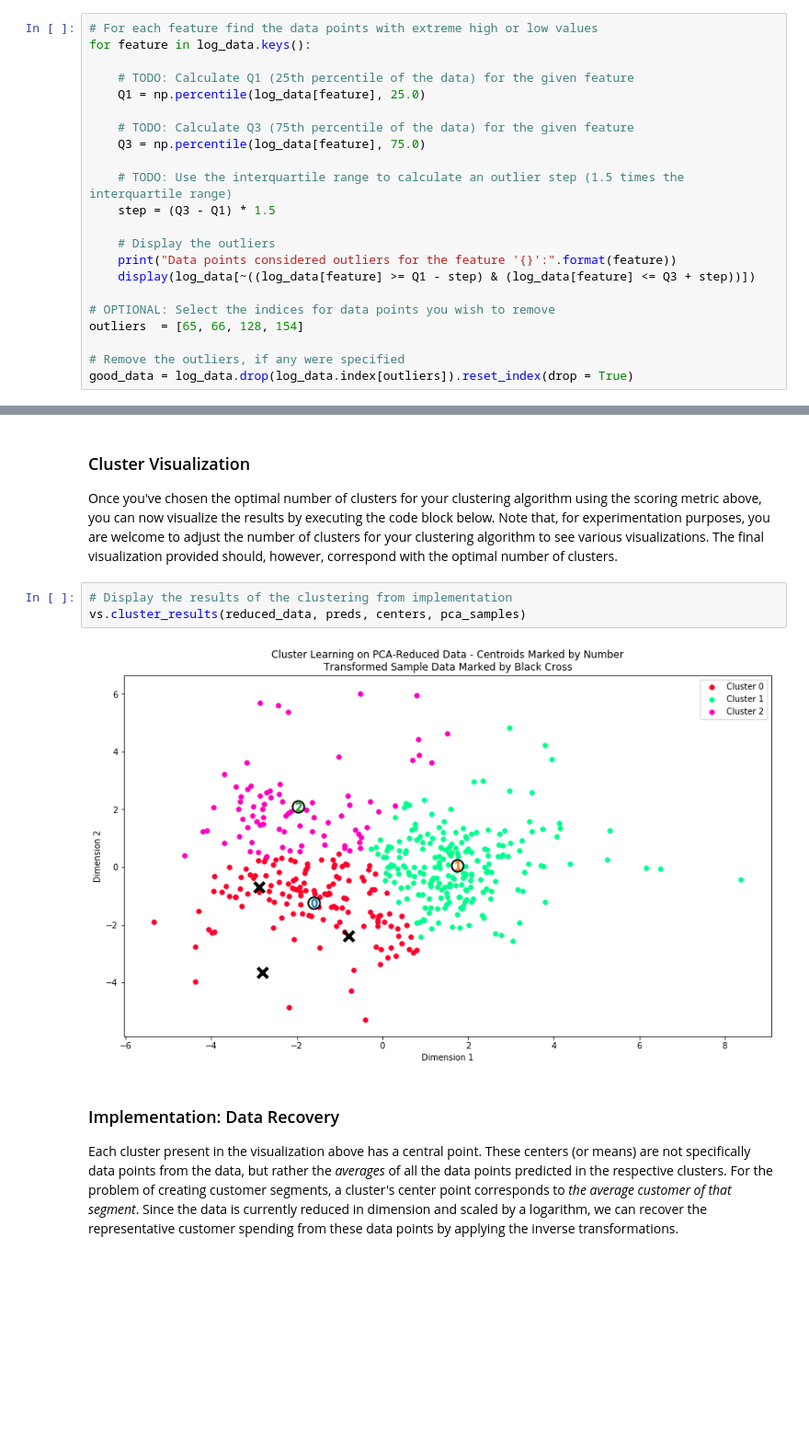
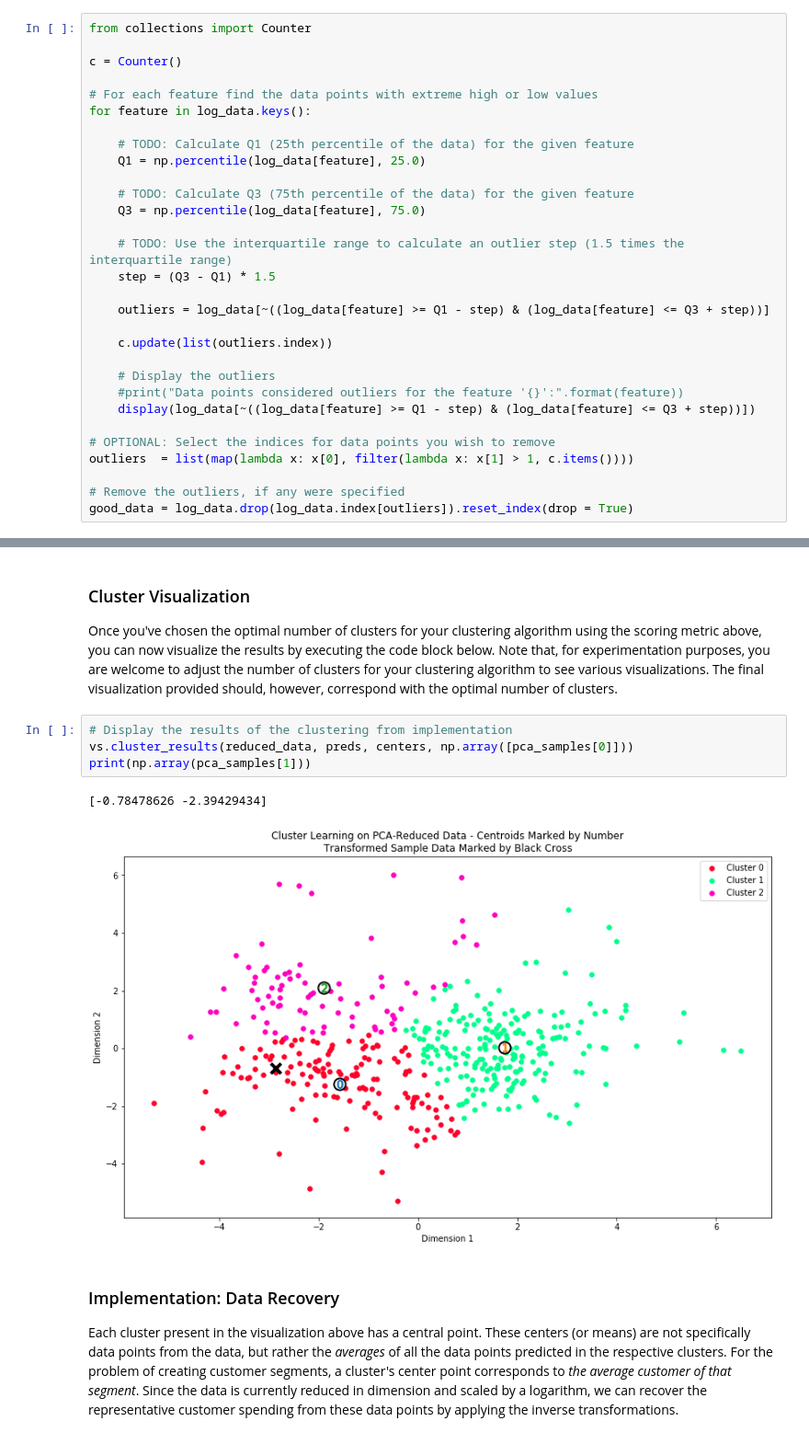
Before and after one commit to leodlca/ND-unsupervised-customer-segments, a Jupyter notebook: customer_segments.ipynb, the cells around one changed output, grey strips where cells are left out. Shown at 92% size. Saved outputs shown, nothing was run; the diff lists cells and outputs as text; blank space fills up the shorter version.

```diff
--- a/customer_segments.ipynb
+++ b/customer_segments.ipynb
@@ -227,6 +242,10 @@ In the code block below, you will need to implement the following:
 **NOTE:** If you choose to remove any outliers, ensure that the sample data does not contain any of these points!
 Once you have performed this implementation, the dataset will be stored in the variable `good_data`.
 # %%
+from collections import Counter
+
+c = Counter()
+
 # For each feature find the data points with extreme high or low values
 for feature in log_data.keys():
 
@@ -239,12 +258,16 @@ for feature in log_data.keys():
     # TODO: Use the interquartile range to calculate an outlier step (1.5 times the interquartile range)
     step = (Q3 - Q1) * 1.5
 
+    outliers = log_data[~((log_data[feature] >= Q1 - step) & (log_data[feature] <= Q3 + step))]
+
+    c.update(list(outliers.index))
+
     # Display the outliers
-    print("Data points considered outliers for the feature '{}':".format(feature))
+    #print("Data points considered outliers for the feature '{}':".format(feature))
     display(log_data[~((log_data[feature] >= Q1 - step) & (log_data[feature] <= Q3 + step))])
 
 # OPTIONAL: Select the indices for data points you wish to remove
-outliers  = [65, 66, 128, 154]
+outliers  = list(map(lambda x: x[0], filter(lambda x: x[1] > 1, c.items())))
 
 # Remove the outliers, if any were specified
 good_data = log_data.drop(log_data.index[outliers]).reset_index(drop = True)
@@ -495,9 +521,11 @@ print(score)
 Once you've chosen the optimal number of clusters for your clustering algorithm using the scoring metric above, you can now visualize the results by executing the code block below. Note that, for experimentation purposes, you are welcome to adjust the number of clusters for your clustering algorithm to see various visualizations. The final visualization provided should, however, correspond with the optimal number of clusters.
 # %%
 # Display the results of the clustering from implementation
-vs.cluster_results(reduced_data, preds, centers, pca_samples)
+vs.cluster_results(reduced_data, preds, centers, np.array([pca_samples[0]]))
+print(np.array(pca_samples[1]))
 # %% [output]
+[-0.78478626 -2.39429434]
-[figure, old version]
+[figure, new version]
 # %% [markdown]
 ### Implementation: Data Recovery
 Each cluster present in the visualization above has a central point. These centers (or means) are not specifically data points from the data, but rather the *averages* of all the data points predicted in the respective clusters. For the problem of creating customer segments, a cluster's center point corresponds to *the average customer of that segment*. Since the data is currently reduced in dimension and scaled by a logarithm, we can recover the representative customer spending from these data points by applying the inverse transformations.
```
Also changed, not shown: parts of 23 cells of this notebook, 1 other file.
